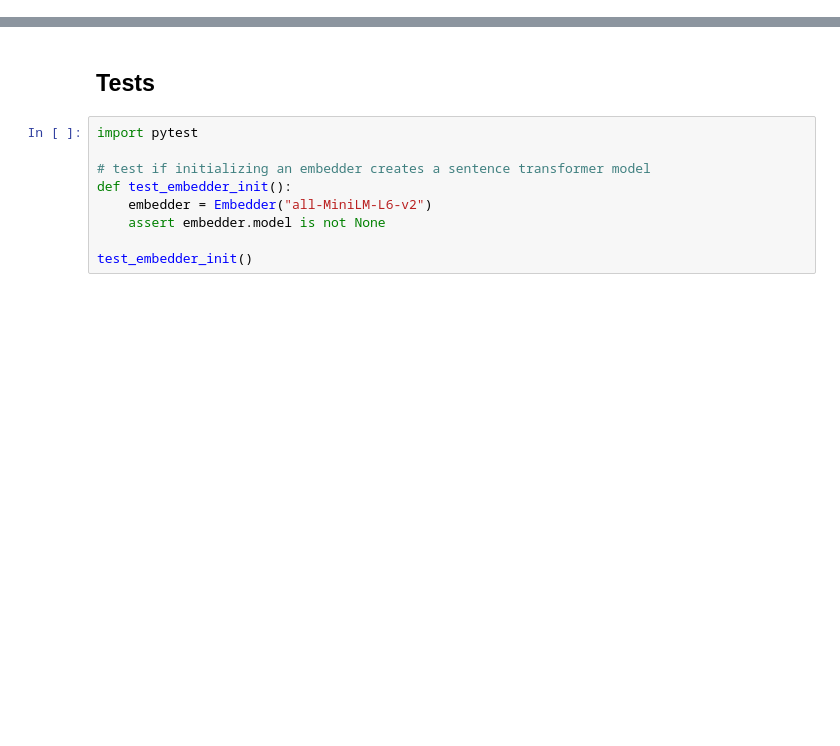
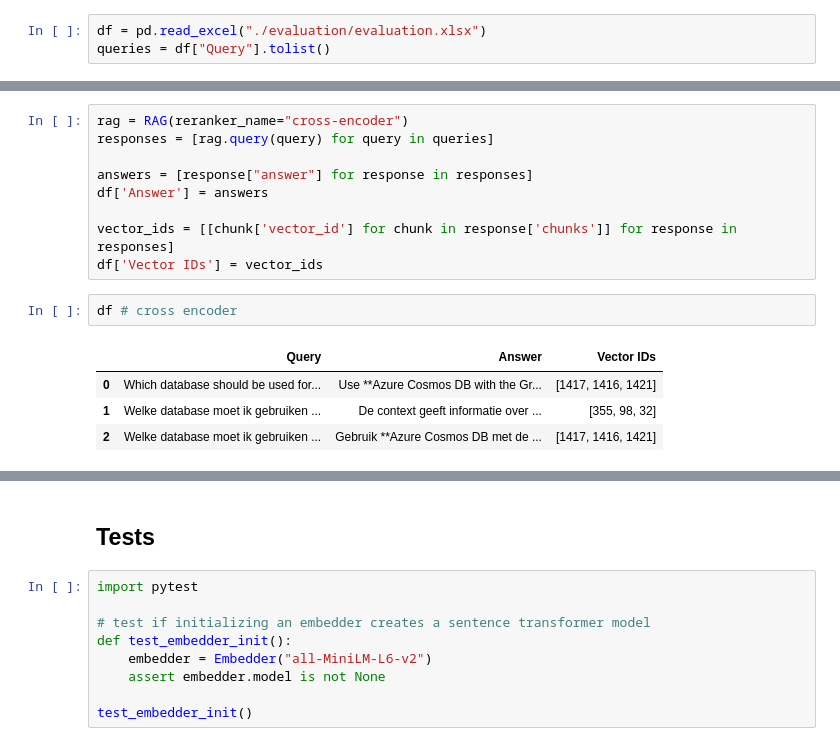
Before and after one commit to sjoerdoffringa/RAG, a Jupyter notebook: development.ipynb, the cells around one changed output, grey strips where cells are left out. Saved outputs shown, nothing was run; the diff lists cells and outputs as text; blank space fills up the shorter version.

```diff
--- a/development.ipynb
+++ b/development.ipynb
@@ -258,0 +295,3 @@ rag.embedder.index.ntotal
+# %%
+df = pd.read_excel("./evaluation/evaluation.xlsx")
+queries = df["Query"].tolist()
@@ -258,0 +390,16 @@ rag.embedder.index.ntotal
+# %%
+rag = RAG(reranker_name="cross-encoder")
+responses = [rag.query(query) for query in queries]
+
+answers = [response["answer"] for response in responses]
+df['Answer'] = answers
+
+vector_ids = [[chunk['vector_id'] for chunk in response['chunks']] for response in responses]
+df['Vector IDs'] = vector_ids
+# %%
+df # cross encoder
+# %% [output]
+|  | Query | Answer | Vector IDs |
+| 0 | Which database should be used for... | Use **Azure Cosmos DB with the Gr... | [1417, 1416, 1421] |
+| 1 | Welke database moet ik gebruiken ... | De context geeft informatie over ... | [355, 98, 32] |
+| 2 | Welke database moet ik gebruiken ... | Gebruik **Azure Cosmos DB met de ... | [1417, 1416, 1421] |
```
Also changed, not shown: parts of 38 cells of this notebook, 4 other files.
